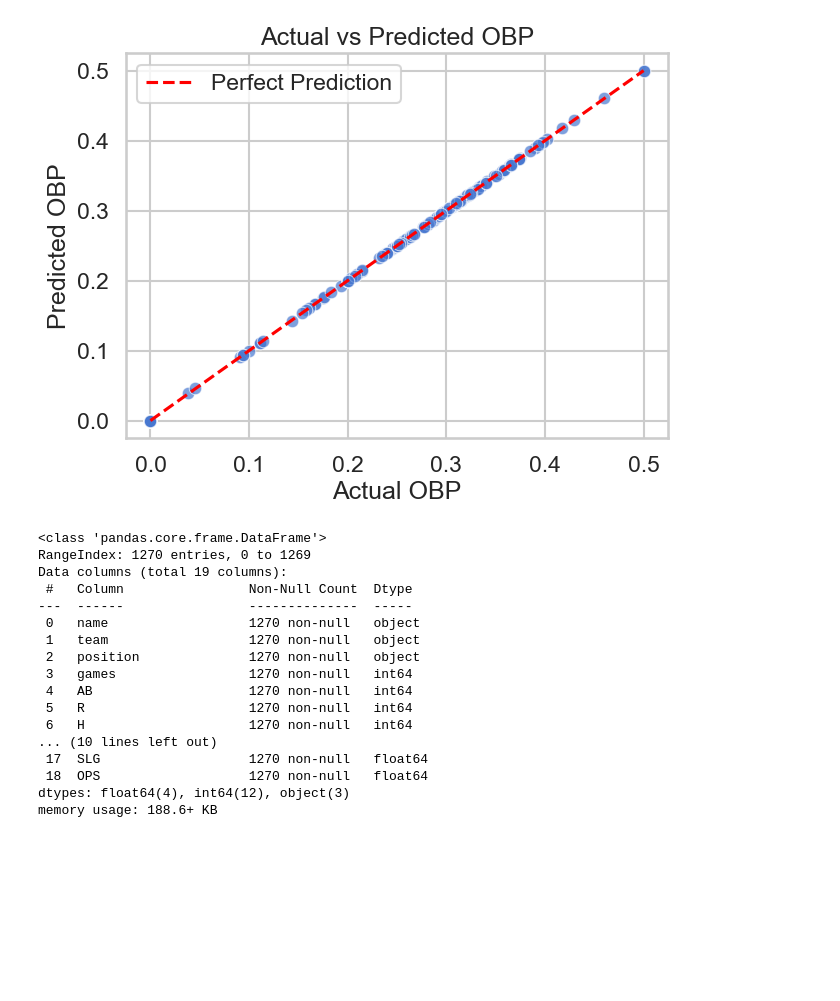
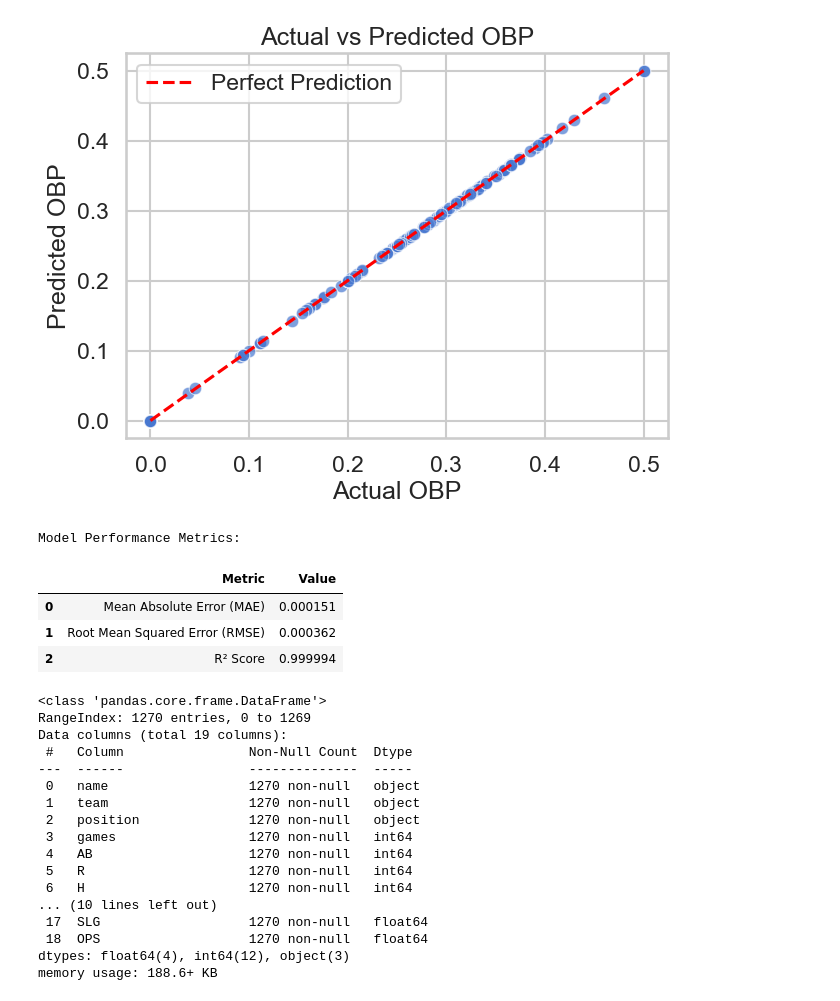
Before and after one commit to woodskevinj/mlb-stats-ml, a Jupyter notebook: notebooks/mlb_eda.ipynb, the cells around one changed output. Saved outputs shown, nothing was run; the diff lists cells and outputs as text; code cells hidden in the pictures; blank space fills up the shorter version.

Commit message:
Added diagnostic metrics table

```diff
--- a/notebooks/mlb_eda.ipynb
+++ b/notebooks/mlb_eda.ipynb
@@ -175,6 +175,30 @@ plt.grid(True)
 plt.show()
 # %% [output]
 [figure]
+# %%
+# Diagnostic Metrics Table - Delete and retype later.
+from sklearn.metrics import mean_absolute_error, mean_squared_error, r2_score
+import numpy as np
+
+# Compute metrics
+mae = mean_absolute_error(y_test, y_pred)
+rmse = np.sqrt(mean_squared_error(y_test, y_pred))
+r2 = r2_score(y_test, y_pred)
+
+# Display neatly
+metrics_table = pd.DataFrame({
+    "Metric": ["Mean Absolute Error (MAE)", "Root Mean Squared Error (RMSE)", "R² Score"],
+    "Value": [mae, rmse, r2]
+})
+
+print("\nModel Performance Metrics:")
+display(metrics_table)
+# %% [output]
+Model Performance Metrics:
+|  | Metric | Value |
+| 0 | Mean Absolute Error (MAE) | 0.000151 |
+| 1 | Root Mean Squared Error (RMSE) | 0.000362 |
+| 2 | R² Score | 0.999994 |
 # %%
 # Inspect Dataset
 
```
